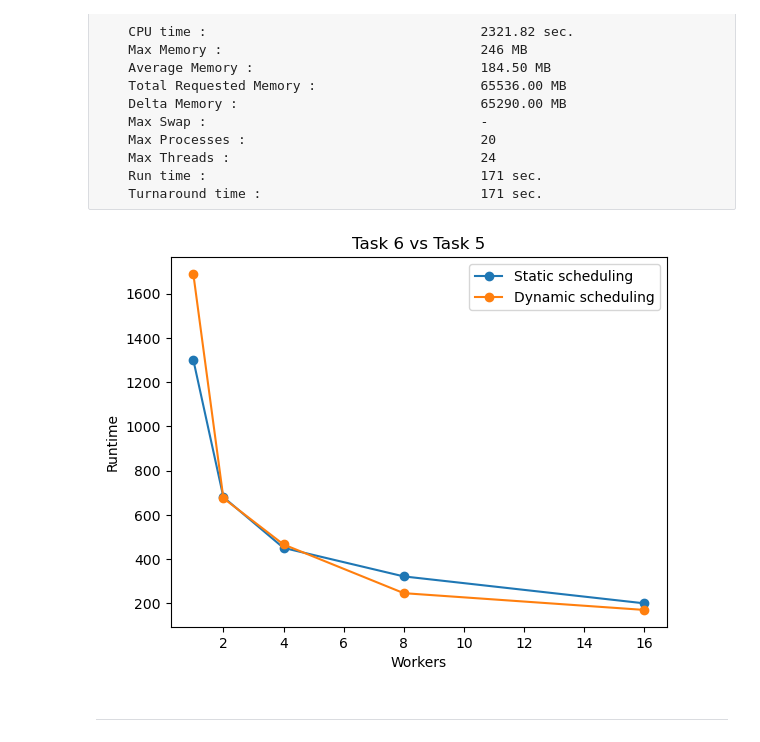
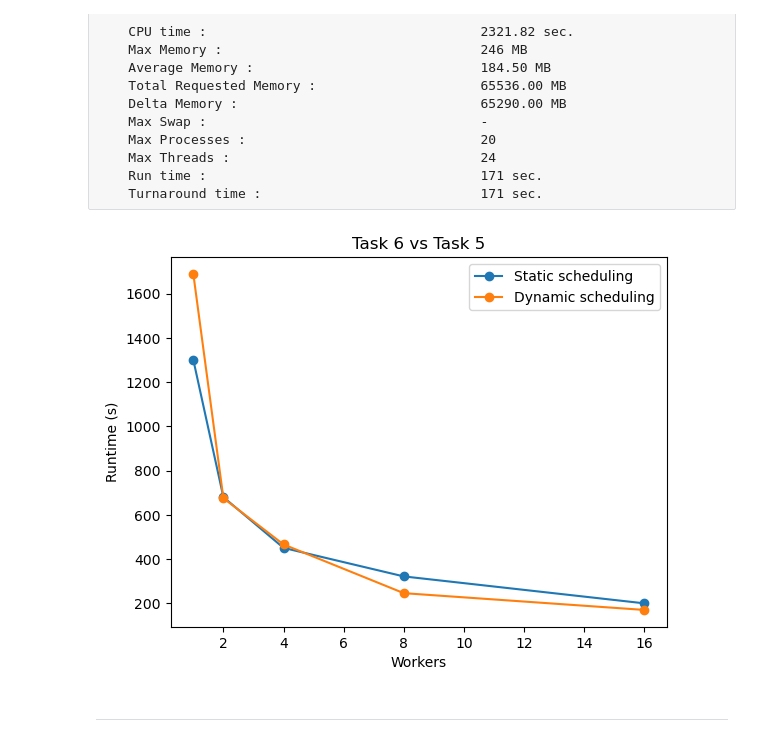
Before and after one commit to AskeSchroder/High_Performance_Computing_Project2, a Jupyter notebook: new_results.ipynb, the cells around one changed output. Cells and saved outputs as stored; diff of their text form; code cells hidden in the pictures.

```diff
--- a/new_results.ipynb
+++ b/new_results.ipynb
@@ -354,15 +354,15 @@ Resource usage summary:
 # %%
 # Plot comparison
 plt.figure()
 plt.plot(workers, task5, marker='o', label="Static scheduling")
 plt.plot(workers, task6, marker='o', label="Dynamic scheduling")
 plt.xlabel("Workers")
-plt.ylabel("Runtime")
+plt.ylabel("Runtime (s)")
 plt.title("Task 6 vs Task 5")
 plt.legend()
 plt.show()
 # %% [output]
-[figure, old version]
+[figure, new version]
 # %% [markdown]
 ___
 # %% [markdown]
```
Also changed, not shown: parts of 2 cells of this notebook.
